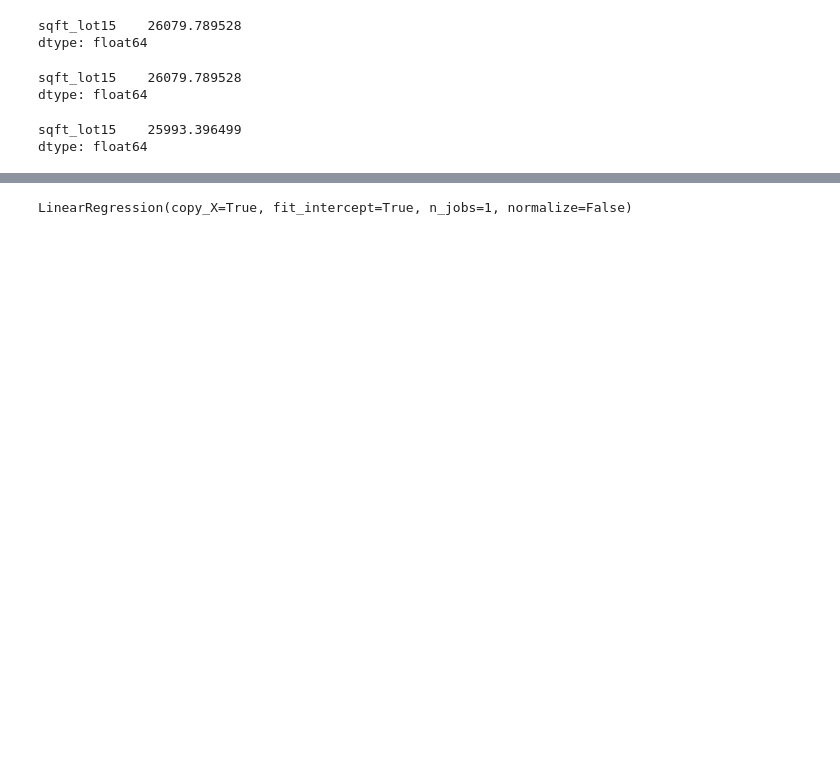
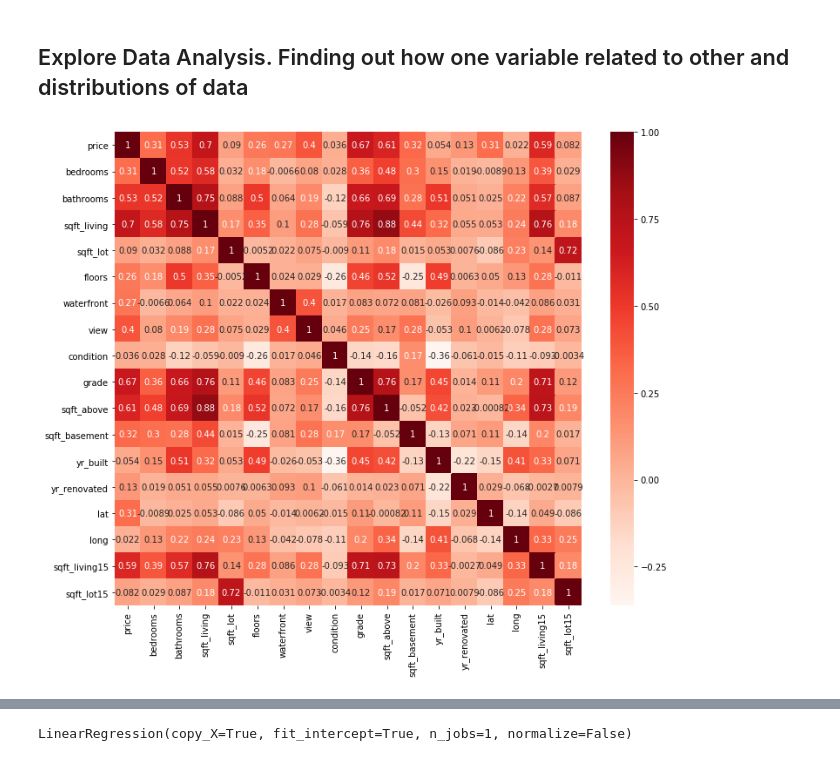
Before and after one commit to GreatLearningAIML1/bangalore-feb-batch-sandeshkannur, a Jupyter notebook: Featurization Model selection and Tuning_R5_Sandesh.Kannur-checkpoint.ipynb, the cells around one changed output, grey strips where cells are left out. Drawn from its saved outputs; the diff is of its cells as text; code cells hidden in the pictures; blank space fills up the shorter version.

```diff
--- a/Featurization Model selection and Tuning_R5_Sandesh.Kannur-checkpoint.ipynb
+++ b/Featurization Model selection and Tuning_R5_Sandesh.Kannur-checkpoint.ipynb
@@ -33,5 +40,3 @@ sns.pairplot(A, diag_kind = "kde")
-# %%
-A = A.drop('date', axis=1)
 # %%
 A.info()
 # %% [output]
@@ -157,24 +60,11 @@ Xtrain,Xtest,ytrain,ytest=train_test_split(X,Y,test_size=0.3,random_state=1)
-# %%
-m1=LinearRegression()
-m1.fit(Xtrain[['bedrooms']],ytrain)
-ypred=m1.predict(Xtest[['bedrooms']])
-rmse=np.sqrt(np.mean((ytest-ypred)**2))
-rmse
-# %% [output]
-sqft_lot15    26079.789528
-dtype: float64
-# %%
-rmse=np.sqrt(np.mean((ytest-ypred)**2))
-rmse
-# %% [output]
-sqft_lot15    26079.789528
-dtype: float64
-# %%
-m2=LinearRegression()
-m2.fit(Xtrain[['bedrooms','price']],ytrain)
-ypred2=m2.predict(Xtest[['bedrooms','price']])
-rmse2=np.sqrt(np.mean((ytest-ypred2)**2))
-rmse2
-# %% [output]
-sqft_lot15    25993.396499
-dtype: float64
+# %% [markdown]
+## Explore Data Analysis. Finding out how one variable related to other and distributions of data
+# %%
+cor = A.corr()
+cor_target = abs(cor["price"])
+# %%
+plt.figure(figsize=(12,10))
+sns.heatmap(cor, annot=True, cmap=plt.cm.Reds)
+plt.show()
+# %% [output]
+[figure, added]
```
Also changed, not shown: parts of 52 cells of this notebook.
